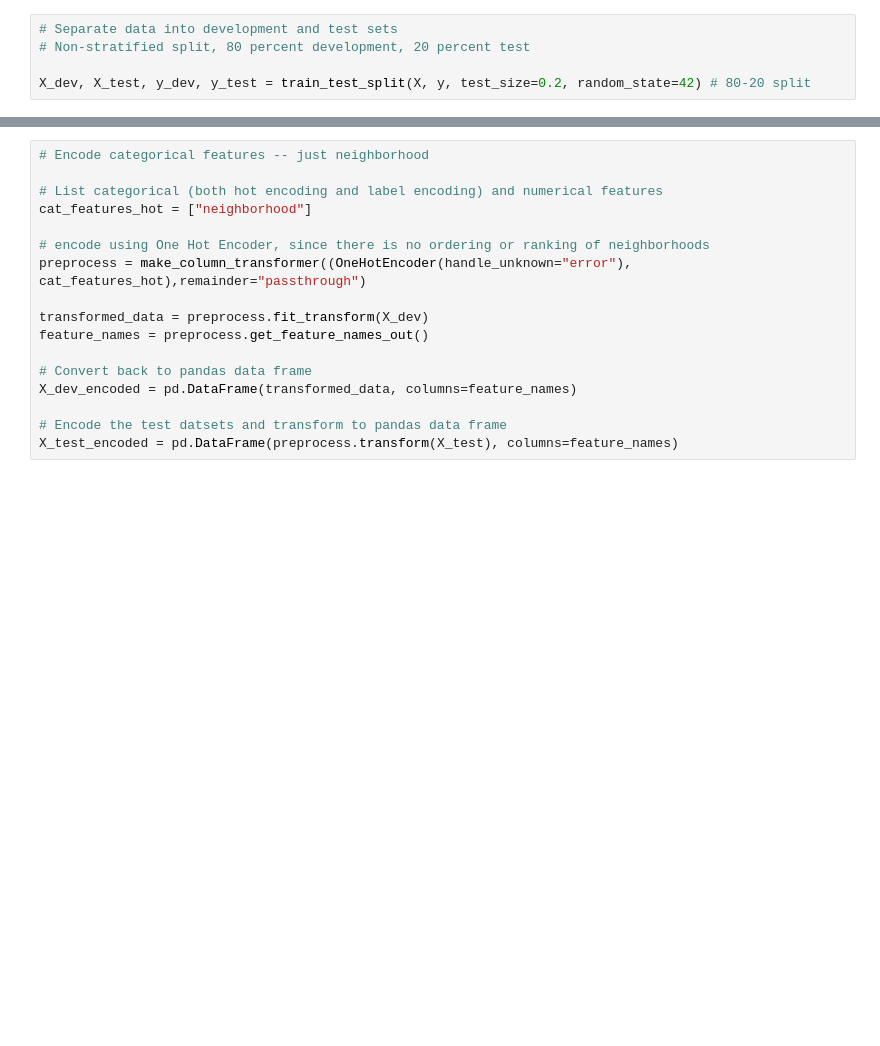
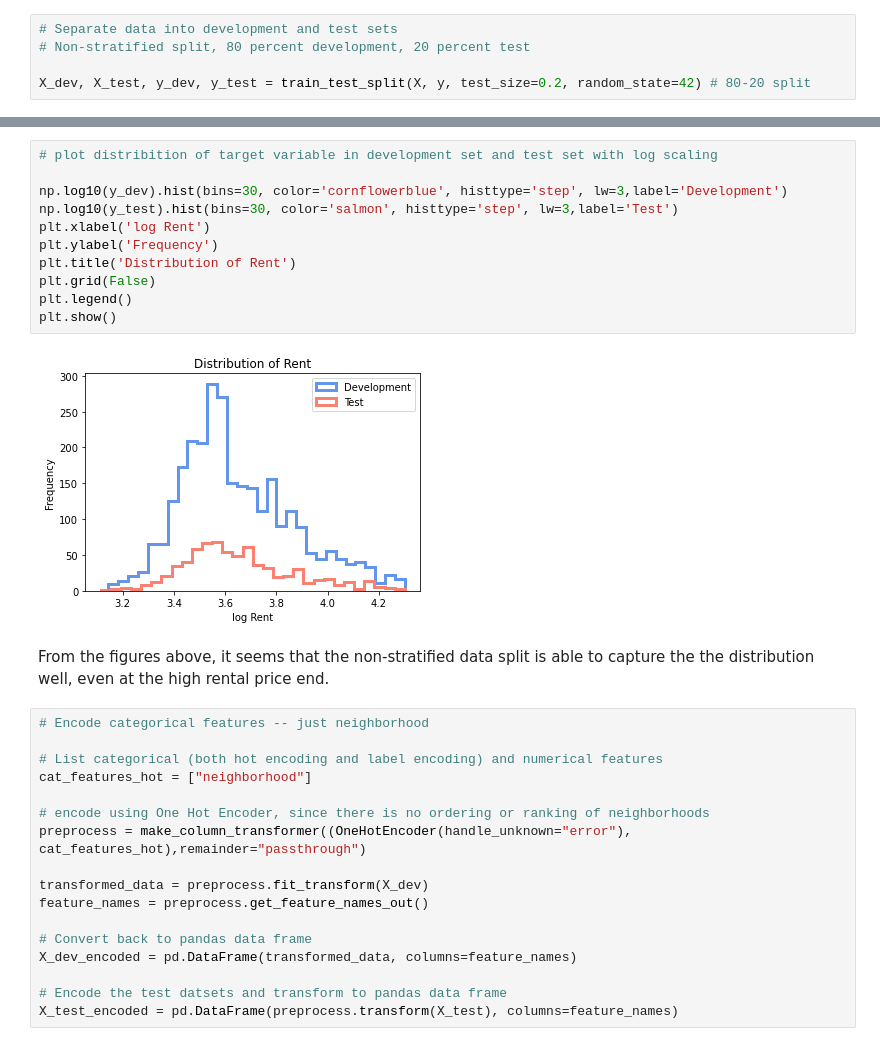
Before and after one commit to WilsonLiu2002/NYC-Rent-Prediction, a Jupyter notebook: Notebooks/Rent_Predict_updated.ipynb, the cells around one changed output, grey strips where cells are left out. Drawn from its saved outputs; the diff is of its cells as text; blank space fills up the shorter version.

```diff
--- a/Notebooks/Rent_Predict_updated.ipynb
+++ b/Notebooks/Rent_Predict_updated.ipynb
@@ -116,3 +122,18 @@ X_dev, X_test, y_dev, y_test = train_test_split(X, y, test_size=0.2, random_stat
+# %%
+# plot distribition of target variable in development set and test set with log scaling
+
+np.log10(y_dev).hist(bins=30, color='cornflowerblue', histtype='step', lw=3,label='Development')
+np.log10(y_test).hist(bins=30, color='salmon', histtype='step', lw=3,label='Test')
+plt.xlabel('log Rent')
+plt.ylabel('Frequency')
+plt.title('Distribution of Rent')
+plt.grid(False)
+plt.legend()
+plt.show()
+# %% [output]
+[figure, added]
+# %% [markdown]
+From the figures above, it seems that the non-stratified data split is able to capture the the distribution well, even at the high rental price end.
 # %%
 # Encode categorical features -- just neighborhood
 
```
Also changed, not shown: parts of 4 cells of this notebook.
